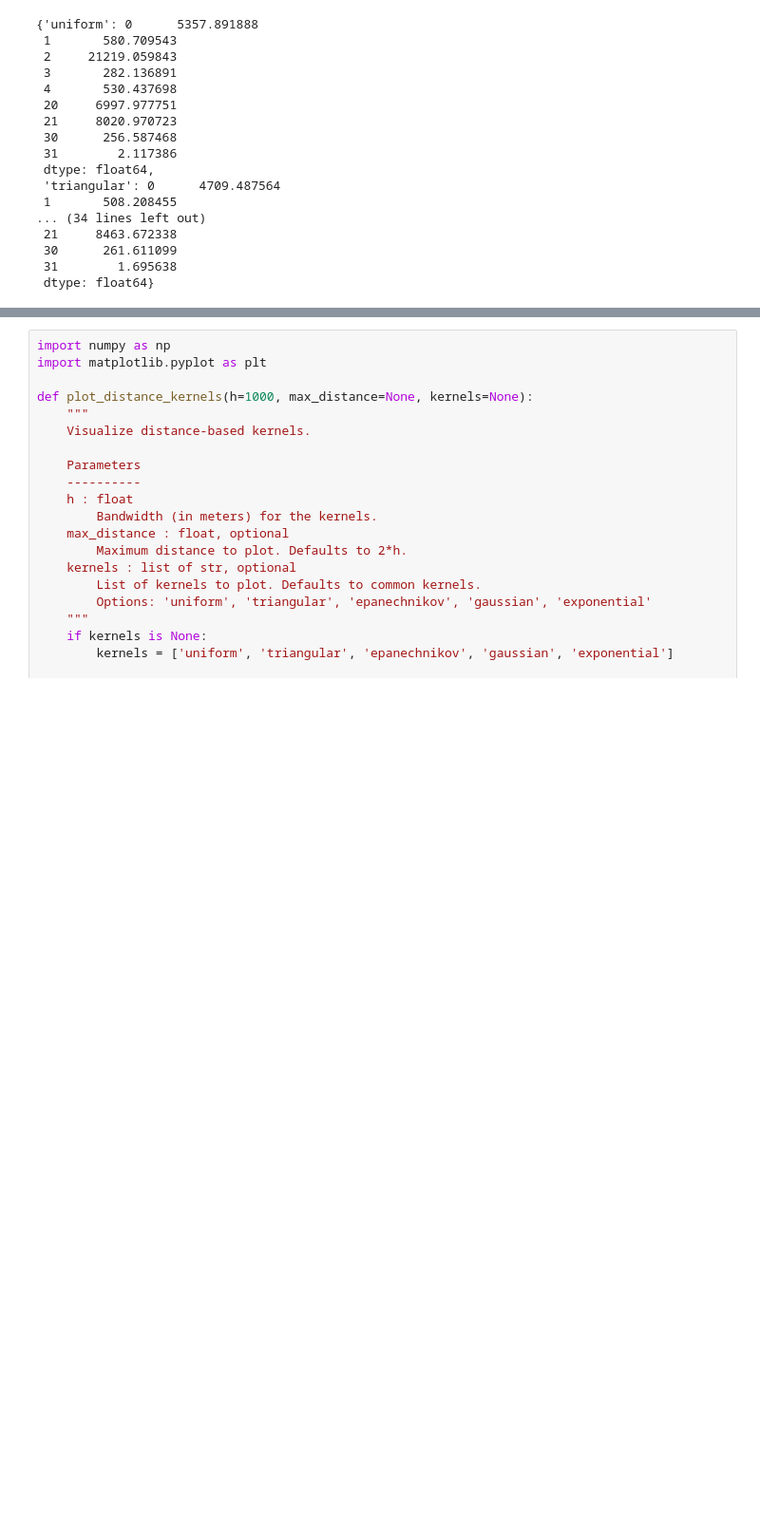
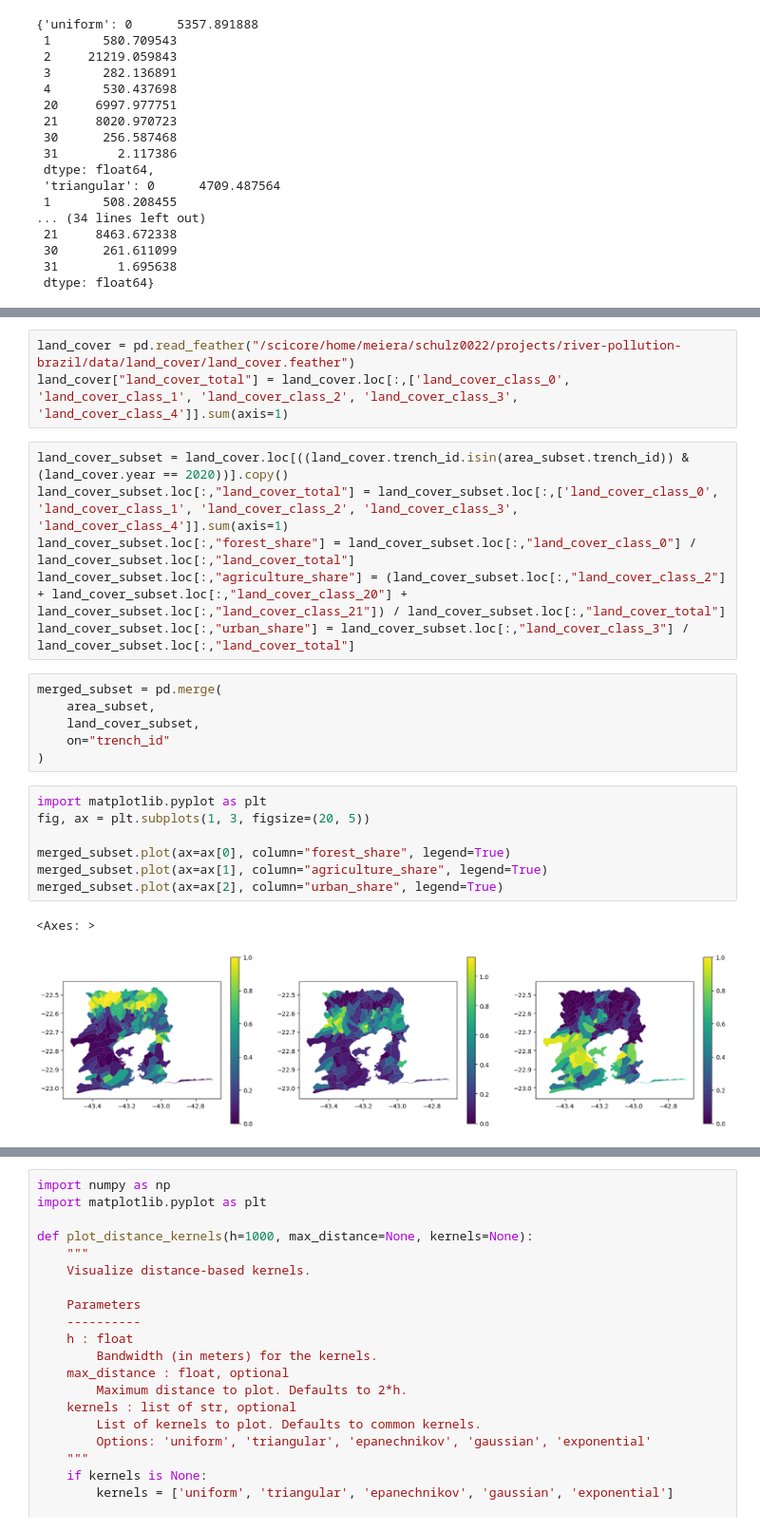
Before and after one commit to felixschulz385/river-pollution-brazil, a Jupyter notebook: code/experiments/land_cover.ipynb, the cells around one changed output, grey strips where cells are left out. Shown at 95% size. Drawn from its saved outputs; the diff is of its cells as text; blank space fills up the shorter version.

```diff
--- a/code/experiments/land_cover.ipynb
+++ b/code/experiments/land_cover.ipynb
@@ -290,0 +327,25 @@ agg_results
+# %%
+land_cover = pd.read_feather("/scicore/home/meiera/schulz0022/projects/river-pollution-brazil/data/land_cover/land_cover.feather")
+land_cover["land_cover_total"] = land_cover.loc[:,['land_cover_class_0', 'land_cover_class_1', 'land_cover_class_2', 'land_cover_class_3', 'land_cover_class_4']].sum(axis=1)
+# %%
+land_cover_subset = land_cover.loc[((land_cover.trench_id.isin(area_subset.trench_id)) & (land_cover.year == 2020))].copy()
+land_cover_subset.loc[:,"land_cover_total"] = land_cover_subset.loc[:,['land_cover_class_0', 'land_cover_class_1', 'land_cover_class_2', 'land_cover_class_3', 'land_cover_class_4']].sum(axis=1)
+land_cover_subset.loc[:,"forest_share"] = land_cover_subset.loc[:,"land_cover_class_0"] / land_cover_subset.loc[:,"land_cover_total"]
+land_cover_subset.loc[:,"agriculture_share"] = (land_cover_subset.loc[:,"land_cover_class_2"] + land_cover_subset.loc[:,"land_cover_class_20"] + land_cover_subset.loc[:,"land_cover_class_21"]) / land_cover_subset.loc[:,"land_cover_total"]
+land_cover_subset.loc[:,"urban_share"] = land_cover_subset.loc[:,"land_cover_class_3"] / land_cover_subset.loc[:,"land_cover_total"]
+# %%
+merged_subset = pd.merge(
+    area_subset,
+    land_cover_subset,
+    on="trench_id"
+)
+# %%
+import matplotlib.pyplot as plt
+fig, ax = plt.subplots(1, 3, figsize=(20, 5))
+
+merged_subset.plot(ax=ax[0], column="forest_share", legend=True)
+merged_subset.plot(ax=ax[1], column="agriculture_share", legend=True)
+merged_subset.plot(ax=ax[2], column="urban_share", legend=True)
+# %% [output]
+<Axes: >
+[figure, added]
```
Also changed, not shown: parts of 13 cells of this notebook, 7 other files.
